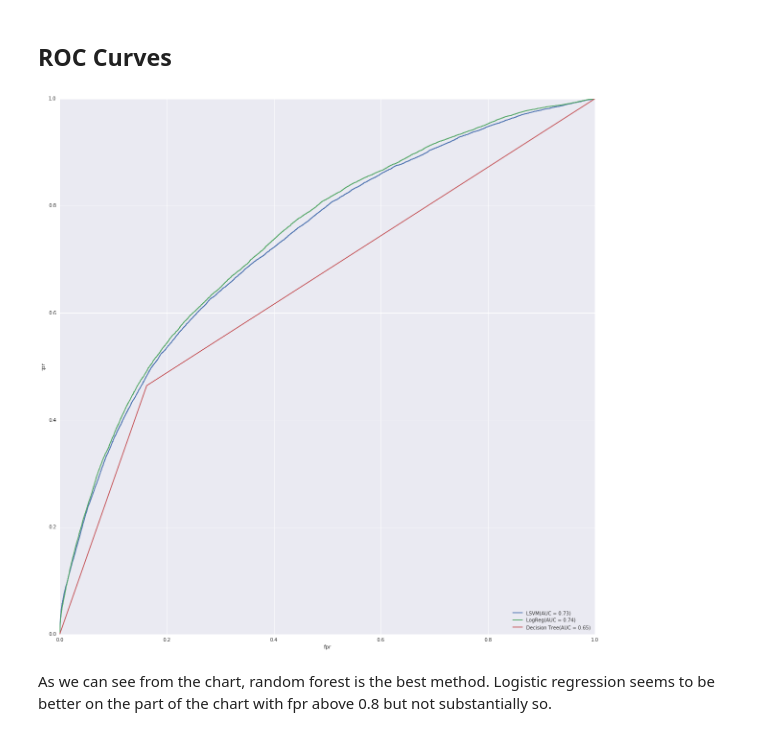
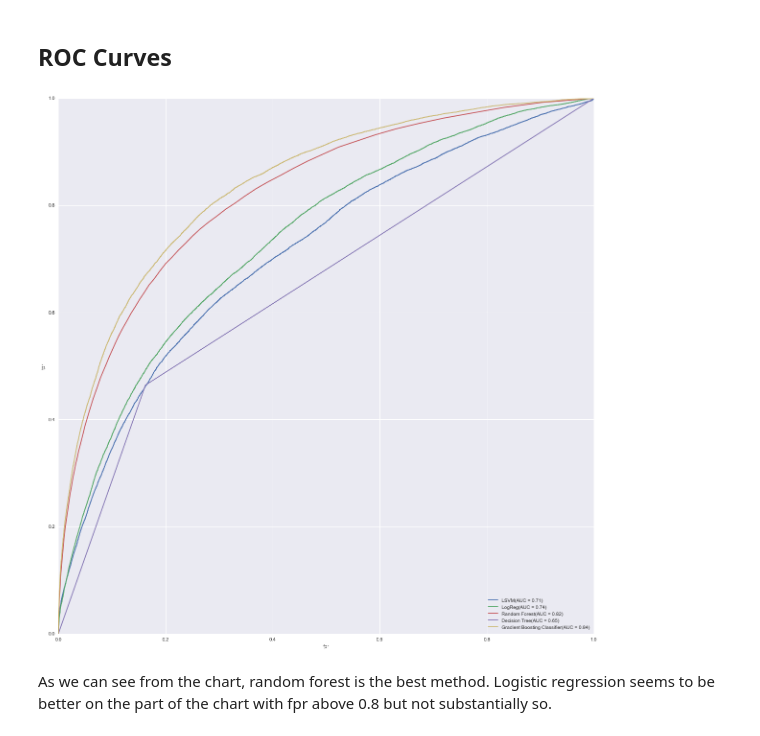
Before and after one commit to solomatov/cs109-project, a Jupyter notebook: ER.ipynb, the cells around one changed output. Cells and saved outputs as stored; diff of their text form; code cells hidden in the pictures.

```diff
--- a/ER.ipynb
+++ b/ER.ipynb
@@ -850,32 +778,14 @@ print 2
 # %%
 decision_tree, dt_score = train(tree.DecisionTreeClassifier())
 print dt_score
-#print test_data_in
-
-
-
 
 Xtrain_data_in = train_data_in.as_matrix().astype(np.float)
 Xtest_data_in = test_data_in.as_matrix().astype(np.float)
 Xtrain_data_out = train_data_out.as_matrix().astype(np.float)
 Xtest_data_out = test_data_out.as_matrix().astype(np.float)
 
-#decision_tree, dt_score = runClassifier(tree.DecisionTreeClassifier(),data,train_data_in,test_data_in,train_data_out,test_data_out,
-#                                       0,10)
-decision_tree, dt_score = XrunClassifier(tree.DecisionTreeClassifier(),data,Xtrain_data_in,Xtest_data_in,Xtrain_data_out,Xtest_data_out,
+decision_tree, dt_score = trainadvanced(tree.DecisionTreeClassifier(),data,Xtrain_data_in,Xtest_data_in,Xtrain_data_out,Xtest_data_out,
                                        0,10)
 print dt_score
-
-
-# experimental plot of tree
-#import StringIO
-#import pydot
-
-#from IPython.display import Image
-#dot_data = StringIO.StringIO()
-#tree.export_graphviz(decision_tree, out_file=dot_data,
-#                         feature_names=input_columns)
-#graph = pydot.graph_from_dot_data(dot_data.getvalue())
-#Image(graph.create_png())
 # %% [output]
 0.768413152173
@@ -904,7 +799,7 @@ inside loop done
 
 # n_jobs -1 use all procs on system for increased execution time
 
-rf, rf_score = train(ensemble.RandomForestClassifier(n_estimators=100,n_jobs=-1),-1,inp_train_data=Xtrain,inp_test_data=Xtest)
+rf, rf_score = train(ensemble.RandomForestClassifier(n_estimators=100,n_jobs=-1),-1,inp_train_data=train_data_in,inp_test_data=test_data_in)
 #rf, rf_score = train(ensemble.RandomForestClassifier(n_estimators=10,n_jobs=-1))
 #print rf.feature_importances_
 print rf_score
@@ -1046,29 +940,30 @@ print gbs_c_score
 # %%
 def draw_roc(cls, label):
     if ('predict_proba' in dir(cls)):
         fpr, tpr, thresh = metrics.roc_curve(test_data_out, cls.predict_proba(test_data_in)[:,1])
     else:
         fpr, tpr, thresh = metrics.roc_curve(test_data_out, cls.decision_function(test_data_in))
     auc = metrics.auc(fpr, tpr)
 
     plt.plot(fpr, tpr, label=(label + '(AUC = {0:.2f})'.format(auc)))
 
     plt.xlabel('fpr')
     plt.ylabel('tpr')
     plt.xlim([0, 1.0])
     plt.ylim([0, 1.0])
 
     plt.legend(loc='lower right')
 
 
 plt.figure(figsize=(20, 20))
 
 draw_roc(lsvm_c, 'LSVM')
 draw_roc(log_reg, 'LogReg')
-#draw_roc(rf, 'Random Forest')
+draw_roc(rf, 'Random Forest')
 draw_roc(decision_tree, 'Decision Tree')
+draw_roc(gbs_c,'Gradient Boosting Classifier')
 # %% [output]
-[figure, old version]
+[figure, new version]
 # %% [markdown]
 As we can see from the chart, random forest is the best method. Logistic regression seems to be better on the part of the chart with fpr above 0.8 but not substantially so.
 # %%
```
Also changed, not shown: parts of 14 cells of this notebook.
